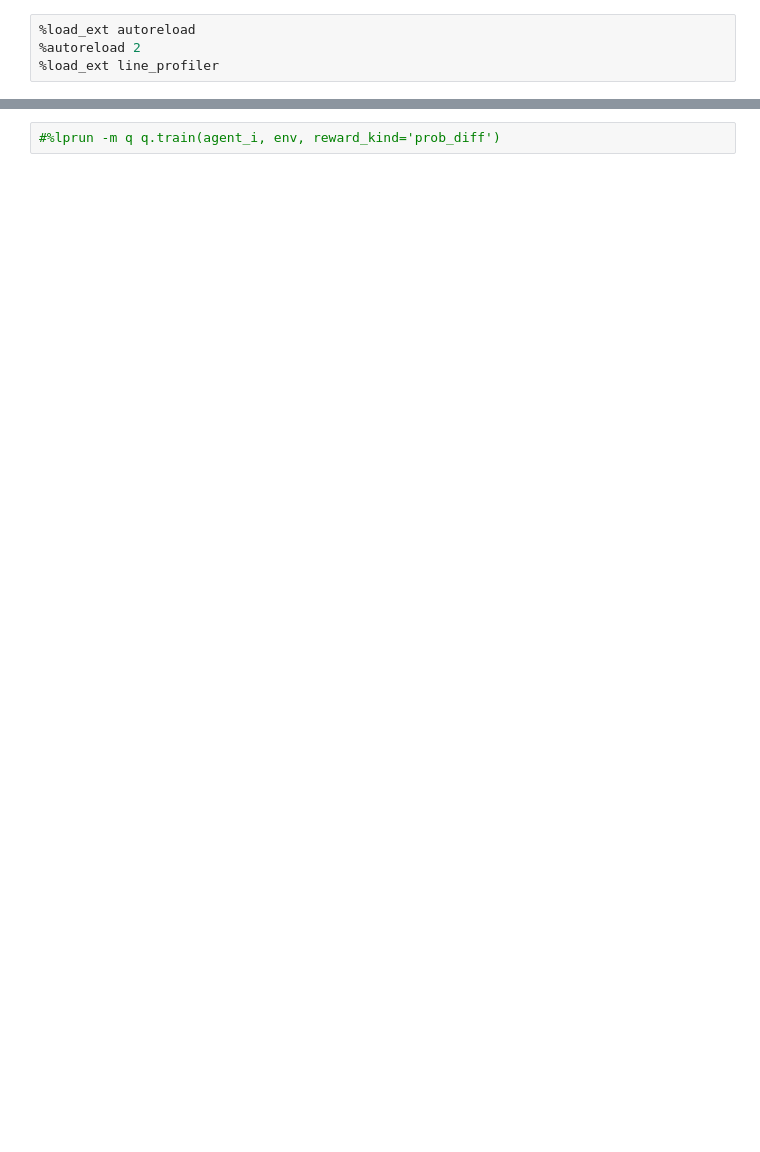
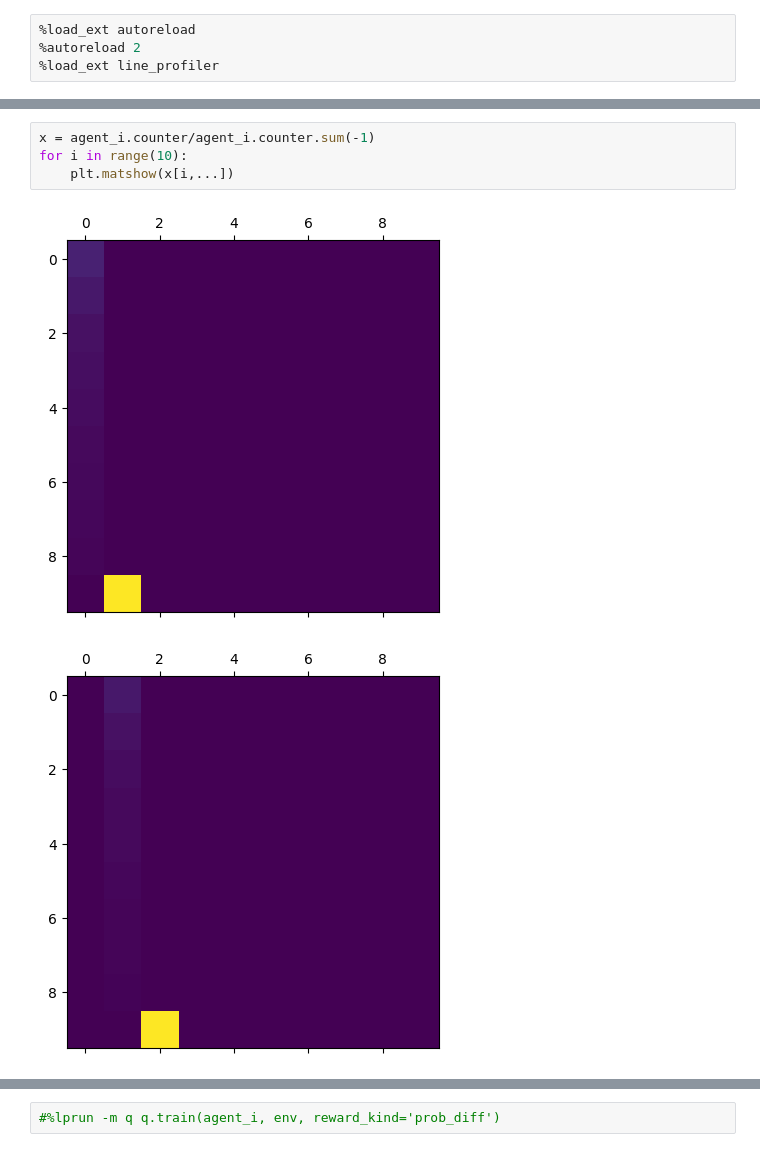
Before and after one commit to proger/rdia, a Jupyter notebook: q.ipynb, the cells around one changed output, grey strips where cells are left out. Saved outputs shown, nothing was run; the diff lists cells and outputs as text; blank space fills up the shorter version.

```diff
--- a/q.ipynb
+++ b/q.ipynb
@@ -38,0 +120,7 @@ exp int ext
+# %%
+x = agent_i.counter/agent_i.counter.sum(-1)
+for i in range(10):
+    plt.matshow(x[i,...])
+# %% [output]
+[figure, added]
+[figure, added]
```
Also changed, not shown: parts of 9 cells of this notebook, 1 other file.
